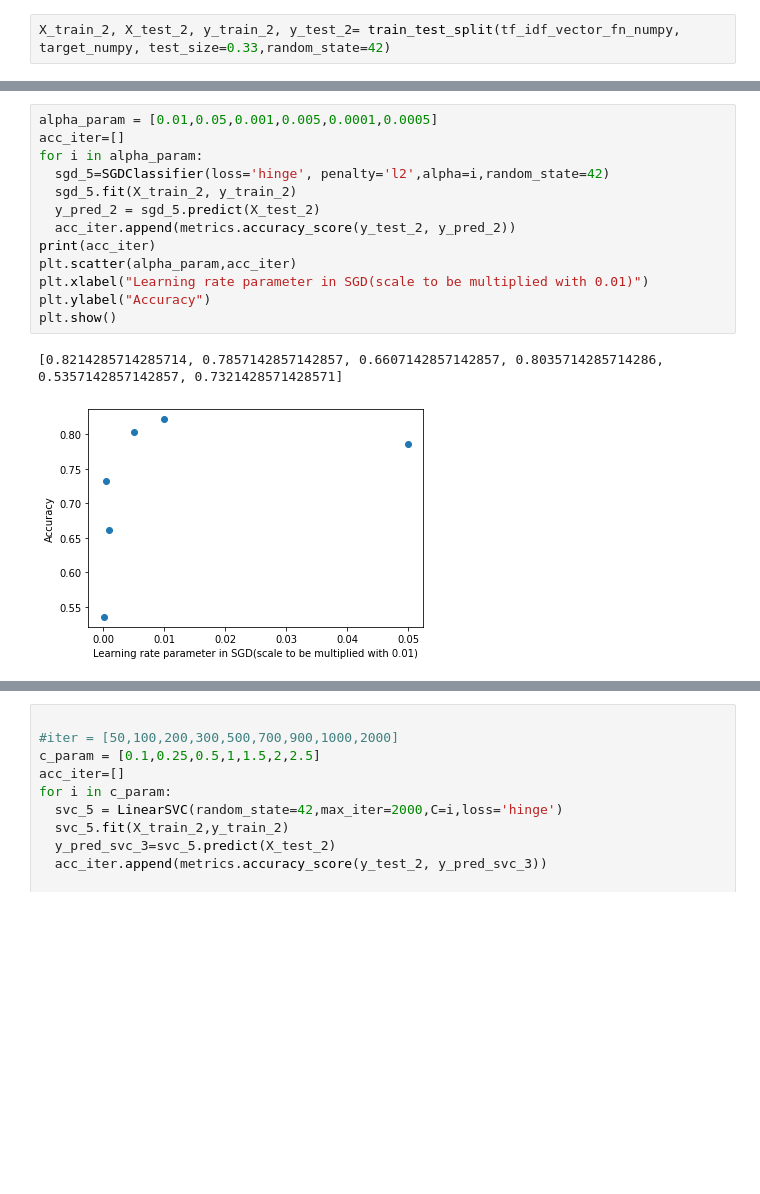
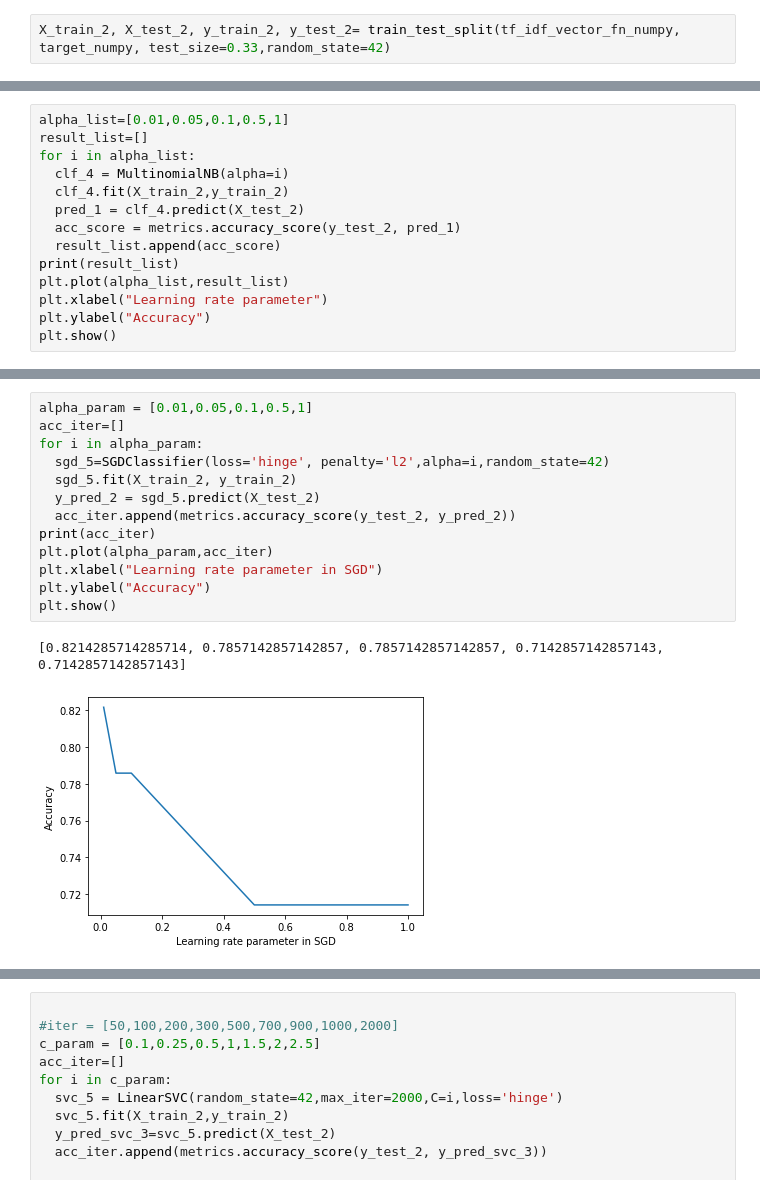
Before and after one commit to suchith1012/Resume-Recommendation-system, a Jupyter notebook: AOML_Project_V1_0.ipynb, the cells around one changed output, grey strips where cells are left out. Cells and saved outputs as stored; diff of their text form; blank space fills up the shorter version.

```diff
--- a/AOML_Project_V1_0.ipynb
+++ b/AOML_Project_V1_0.ipynb
@@ -728,0 +729,14 @@ Wall time: 26.5 ms
+# %%
+alpha_list=[0.01,0.05,0.1,0.5,1]
+result_list=[]
+for i in alpha_list:
+  clf_4 = MultinomialNB(alpha=i)
+  clf_4.fit(X_train_2,y_train_2)
+  pred_1 = clf_4.predict(X_test_2)
+  acc_score = metrics.accuracy_score(y_test_2, pred_1)
+  result_list.append(acc_score)
+print(result_list)
+plt.plot(alpha_list,result_list)
+plt.xlabel("Learning rate parameter")
+plt.ylabel("Accuracy")
+plt.show()
@@ -746,19 +763,19 @@ Wall time: 604 ms
 # %%
-alpha_param = [0.01,0.05,0.001,0.005,0.0001,0.0005]
+alpha_param = [0.01,0.05,0.1,0.5,1]
 acc_iter=[]
 for i in alpha_param:
   sgd_5=SGDClassifier(loss='hinge', penalty='l2',alpha=i,random_state=42)
   sgd_5.fit(X_train_2, y_train_2)
   y_pred_2 = sgd_5.predict(X_test_2)
   acc_iter.append(metrics.accuracy_score(y_test_2, y_pred_2))
 print(acc_iter)
-plt.scatter(alpha_param,acc_iter)
-plt.xlabel("Learning rate parameter in SGD(scale to be multiplied with 0.01)")
+plt.plot(alpha_param,acc_iter)
+plt.xlabel("Learning rate parameter in SGD")
 plt.ylabel("Accuracy")
 plt.show()
 # %% [output]
-[0.8214285714285714, 0.7857142857142857, 0.6607142857142857, 0.8035714285714286, 0.5357142857142857, 0.7321428571428571]
+[0.8214285714285714, 0.7857142857142857, 0.7857142857142857, 0.7142857142857143, 0.7142857142857143]
-[figure, old version]
+[figure, new version]
 # %%
 %%time
 
```
Also changed, not shown: parts of 32 cells of this notebook.
